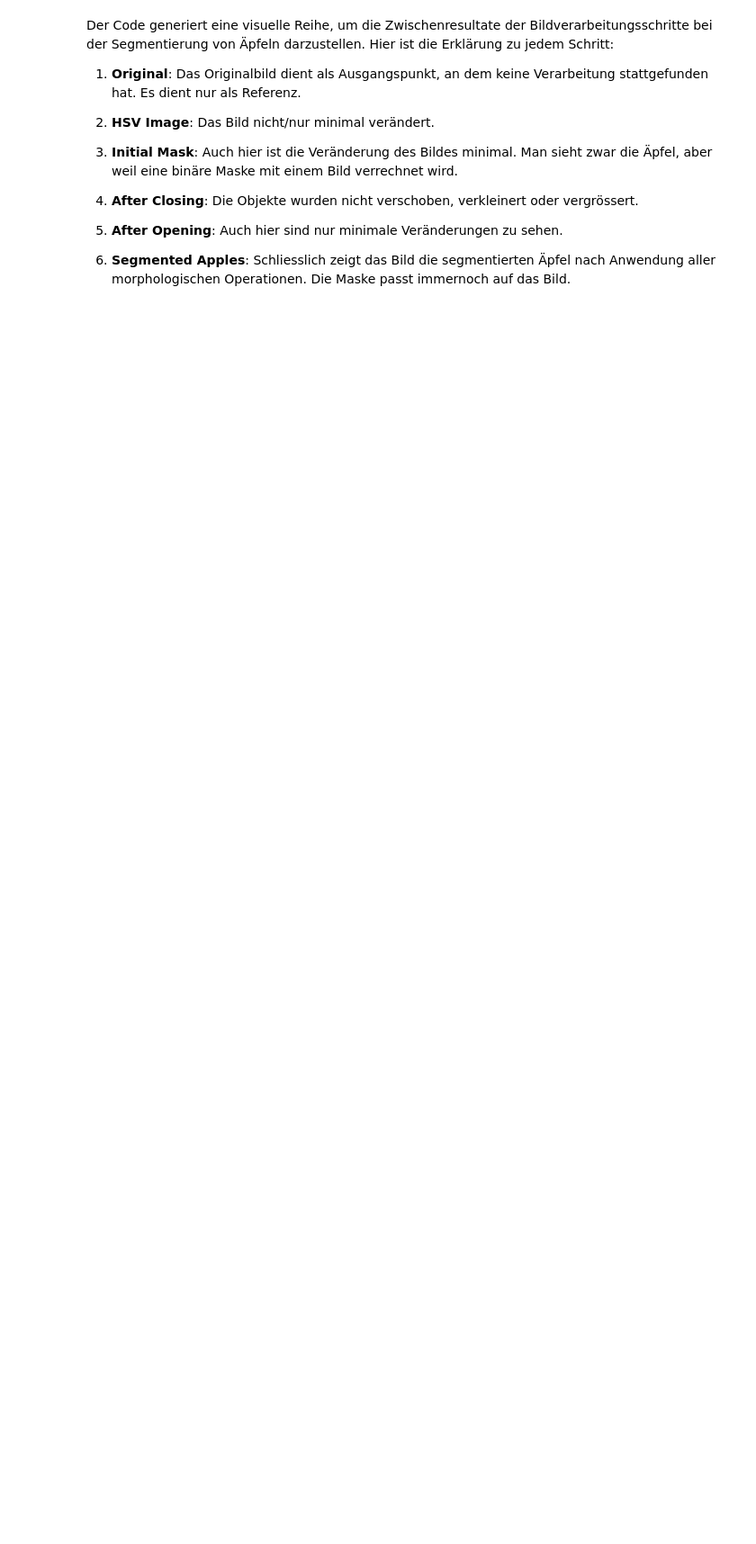
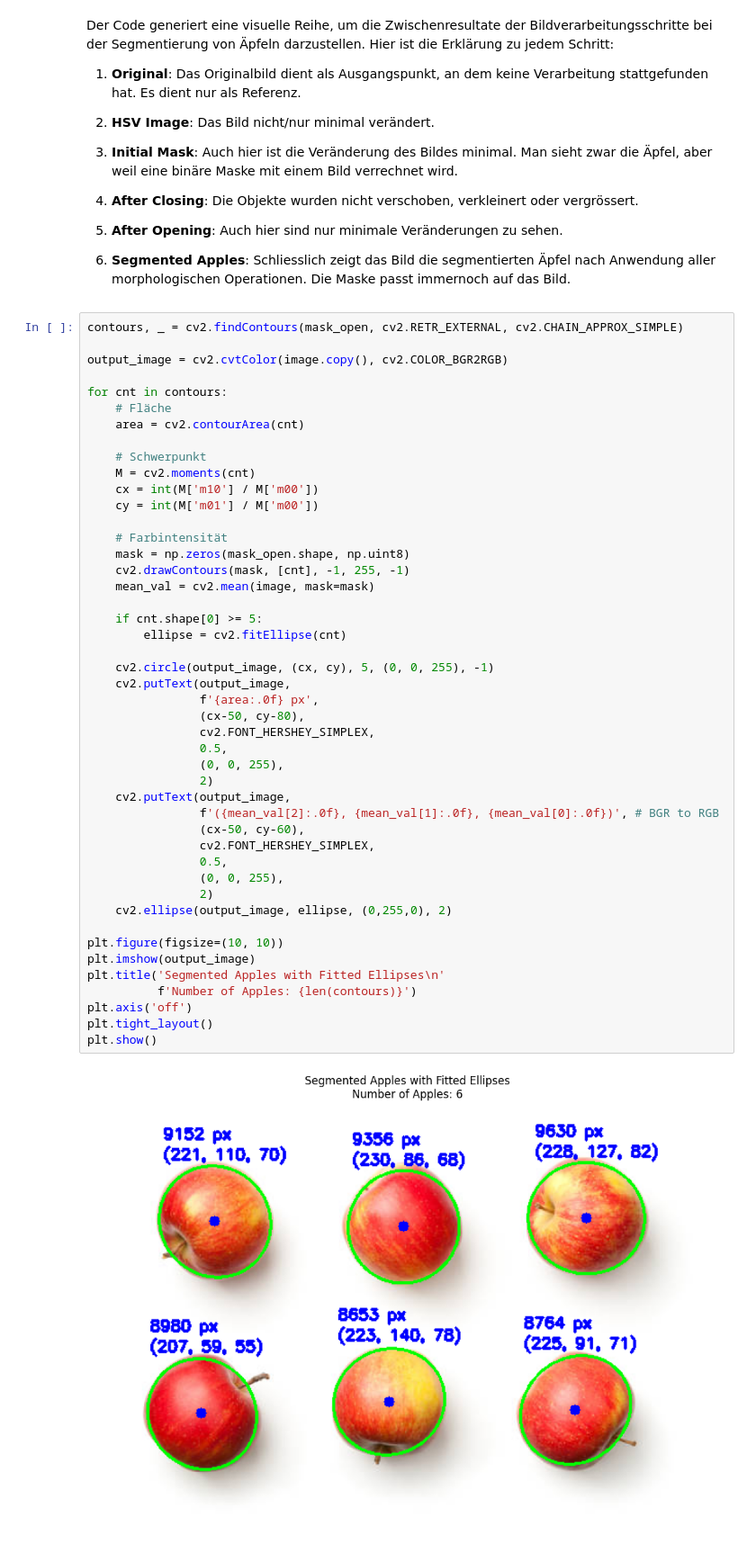
Before and after one commit to florinbarbisch/gbsv, a Jupyter notebook: mc2.ipynb, the cells around one changed output. Shown at 90% size. Drawn from its saved outputs; the diff is of its cells as text; blank space fills up the shorter version.

```diff
--- a/mc2.ipynb
+++ b/mc2.ipynb
@@ -332,3 +334,51 @@ Der Code generiert eine visuelle Reihe, um die Zwischenresultate der Bildverarbe
 5. **After Opening**: Auch hier sind nur minimale Veränderungen zu sehen.
 
 6. **Segmented Apples**: Schliesslich zeigt das Bild die segmentierten Äpfel nach Anwendung aller morphologischen Operationen. Die Maske passt immernoch auf das Bild.
+# %%
+contours, _ = cv2.findContours(mask_open, cv2.RETR_EXTERNAL, cv2.CHAIN_APPROX_SIMPLE)
+
+output_image = cv2.cvtColor(image.copy(), cv2.COLOR_BGR2RGB)
+
+for cnt in contours:
+    # Fläche
+    area = cv2.contourArea(cnt)
+
+    # Schwerpunkt
+    M = cv2.moments(cnt)
+    cx = int(M['m10'] / M['m00'])
+    cy = int(M['m01'] / M['m00'])
+
+    # Farbintensität
+    mask = np.zeros(mask_open.shape, np.uint8)
+    cv2.drawContours(mask, [cnt], -1, 255, -1)
+    mean_val = cv2.mean(image, mask=mask)
+
+    if cnt.shape[0] >= 5:
+        ellipse = cv2.fitEllipse(cnt)
+
+    cv2.circle(output_image, (cx, cy), 5, (0, 0, 255), -1)
+    cv2.putText(output_image,
+                f'{area:.0f} px',
+                (cx-50, cy-80),
+                cv2.FONT_HERSHEY_SIMPLEX,
+                0.5,
+                (0, 0, 255),
+                2)
+    cv2.putText(output_image,
+                f'({mean_val[2]:.0f}, {mean_val[1]:.0f}, {mean_val[0]:.0f})', # BGR to RGB
+                (cx-50, cy-60),
+                cv2.FONT_HERSHEY_SIMPLEX,
+                0.5,
+                (0, 0, 255),
+                2)
+    cv2.ellipse(output_image, ellipse, (0,255,0), 2)
+
+plt.figure(figsize=(10, 10))
+plt.imshow(output_image)
+plt.title('Segmented Apples with Fitted Ellipses\n'
+          f'Number of Apples: {len(contours)}')
+plt.axis('off')
+plt.tight_layout()
+plt.show()
+# %% [output]
+[figure, added]
```
Also changed, not shown: parts of 4 cells of this notebook.
